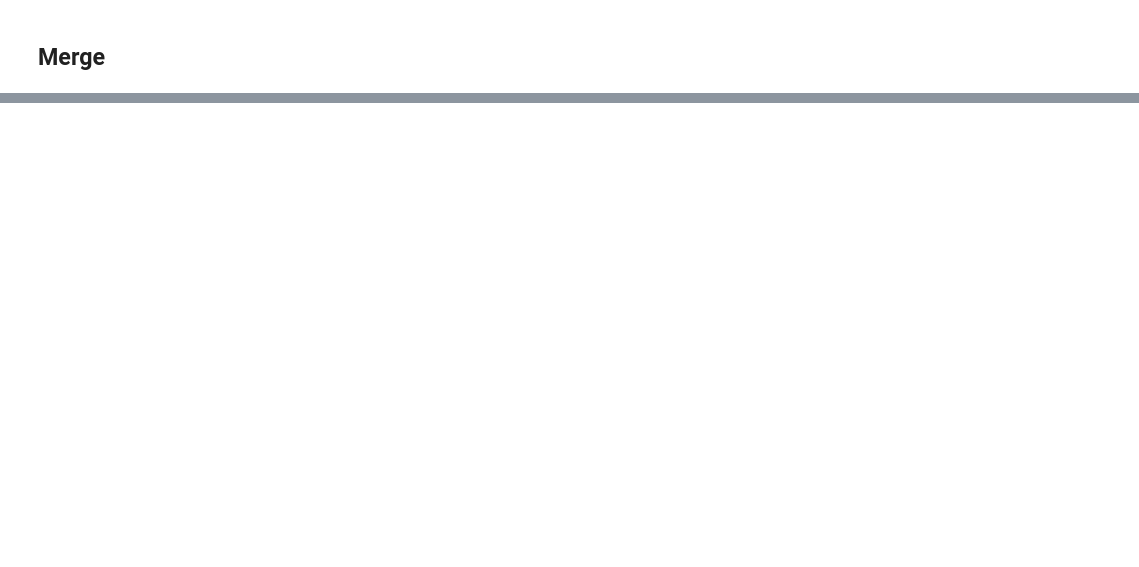
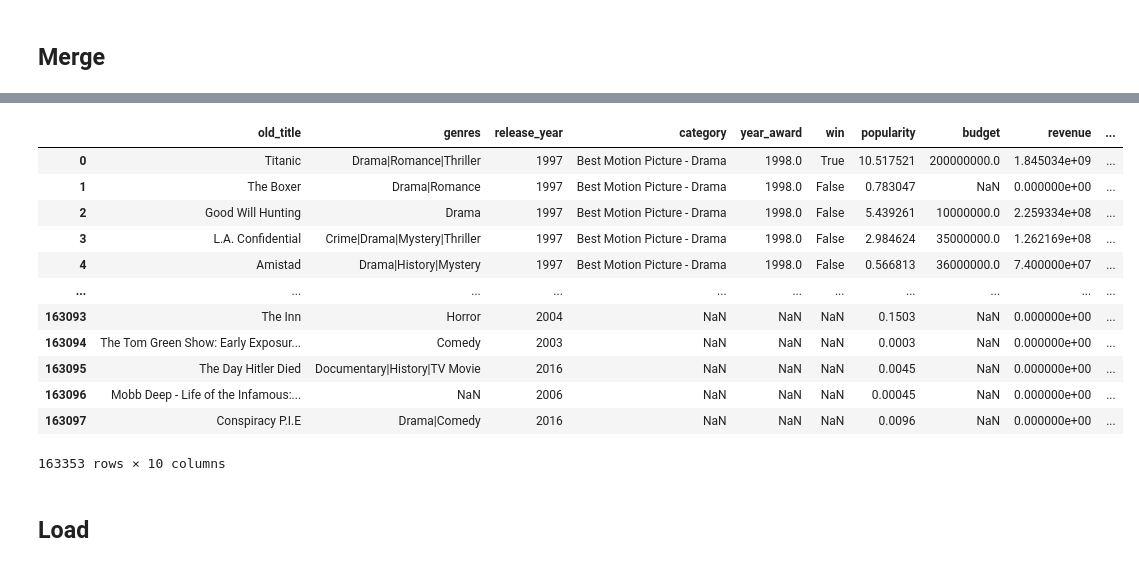
Before and after one commit to dagneycooke/etl_project, a Jupyter notebook: ETL_Project_GG.ipynb, the cells around one changed output, grey strips where cells are left out. Drawn from its saved outputs; the diff is of its cells as text; code cells hidden in the pictures; blank space fills up the shorter version.

Commit message:
merge complete

```diff
--- a/ETL_Project_GG.ipynb
+++ b/ETL_Project_GG.ipynb
@@ -276,0 +210,25 @@ movies_df
+# %%
+#second merge correcting film or release year
+
+#see if subtracting a year will help merge
+gg_nan_df_1['year_film_minus'] = gg_nan_df_1['year_film'] -1
+
+#SECOND: perform merge using df with non-matched rows
+merge_df_2 = pd.merge(gg_nan_df_1, movies_nan_df_1, how="outer", left_on=['film','year_film_minus'],
+                        right_on = ['title','release_year'])
+
+#drop column
+merge_df_2 = merge_df_2.drop(columns={"year_film_minus"})
+
+#store items that did not match in other data frames
+gg_nan_df_2 = merge_df_2[merge_df_2['title'].isnull()]
+gg_nan_df_2 = gg_nan_df_2[["year_film", "year_award", "category", "old_film_title", "win", "film"]]
+
+movies_nan_df_2 = merge_df_2[merge_df_2['film'].isnull()]
+movies_nan_df_2 = movies_nan_df_2[["budget", "genres", "popularity", "release_date", "revenue", "old_title",
+                              "title", "release_year", "profit"]]
+
+#keep merged items
+merge_df_2 = merge_df_2[merge_df_2['title'].isnull() == False]
+merge_df_2 = merge_df_2[merge_df_2['film'].isnull() == False]
+merge_df_2.head()
@@ -277,3 +284,36 @@ movies_df
+# %%
+#fully merged dataframe
+gg_movie_fullmerge = merge_df_1.append(merge_df_2)
+gg_movie_fullmerge = gg_movie_fullmerge.append(merge_df_3)
+
+#gg df rows that did not match to the movie df
+gg_unmerged = gg_nan_df_3
+
+#movie df rows that did not match to gg df
+movie_unmerged = movies_nan_df_3
+
+gg_movie_final = gg_movie_fullmerge[["old_title", "genres", "release_year", "category", "year_award", "win",
+                                    "popularity", "budget", "revenue", "profit"]]
+gg_movie_final.rename(columns = {"old_title": "film_title",
+                                 "category": "nom_category",
+                                 "year_award": "nom_year"})
+gg_movie_final
+# %% [output]
+|  | old_title | genres | release_year | category | year_award | win | popularity | budget | revenue | ... |
+| 0 | Titanic | Drama|Romance|Thriller | 1997 | Best Motion Picture - Drama | 1998.0 | True | 10.517521 | 200000000.0 | 1.845034e+09 | ... |
+| 1 | The Boxer | Drama|Romance | 1997 | Best Motion Picture - Drama | 1998.0 | False | 0.783047 | NaN | 0.000000e+00 | ... |
+| 2 | Good Will Hunting | Drama | 1997 | Best Motion Picture - Drama | 1998.0 | False | 5.439261 | 10000000.0 | 2.259334e+08 | ... |
+| 3 | L.A. Confidential | Crime|Drama|Mystery|Thriller | 1997 | Best Motion Picture - Drama | 1998.0 | False | 2.984624 | 35000000.0 | 1.262169e+08 | ... |
+| 4 | Amistad | Drama|History|Mystery | 1997 | Best Motion Picture - Drama | 1998.0 | False | 0.566813 | 36000000.0 | 7.400000e+07 | ... |
+| ... | ... | ... | ... | ... | ... | ... | ... | ... | ... | ... |
+| 163093 | The Inn | Horror | 2004 | NaN | NaN | NaN | 0.1503 | NaN | 0.000000e+00 | ... |
+| 163094 | The Tom Green Show: Early Exposur... | Comedy | 2003 | NaN | NaN | NaN | 0.0003 | NaN | 0.000000e+00 | ... |
+| 163095 | The Day Hitler Died | Documentary|History|TV Movie | 2016 | NaN | NaN | NaN | 0.0045 | NaN | 0.000000e+00 | ... |
+| 163096 | Mobb Deep - Life of the Infamous:... | NaN | 2006 | NaN | NaN | NaN | 0.00045 | NaN | 0.000000e+00 | ... |
+| 163097 | Conspiracy P.I.E | Drama|Comedy | 2016 | NaN | NaN | NaN | 0.0096 | NaN | 0.000000e+00 | ... |
+163353 rows × 10 columns
+# %% [markdown]
+## Load
 # %%
 
 # connection_string = "postgres:postgres@localhost:5432/customer_db"
```
Also changed, not shown: parts of 22 cells of this notebook.
